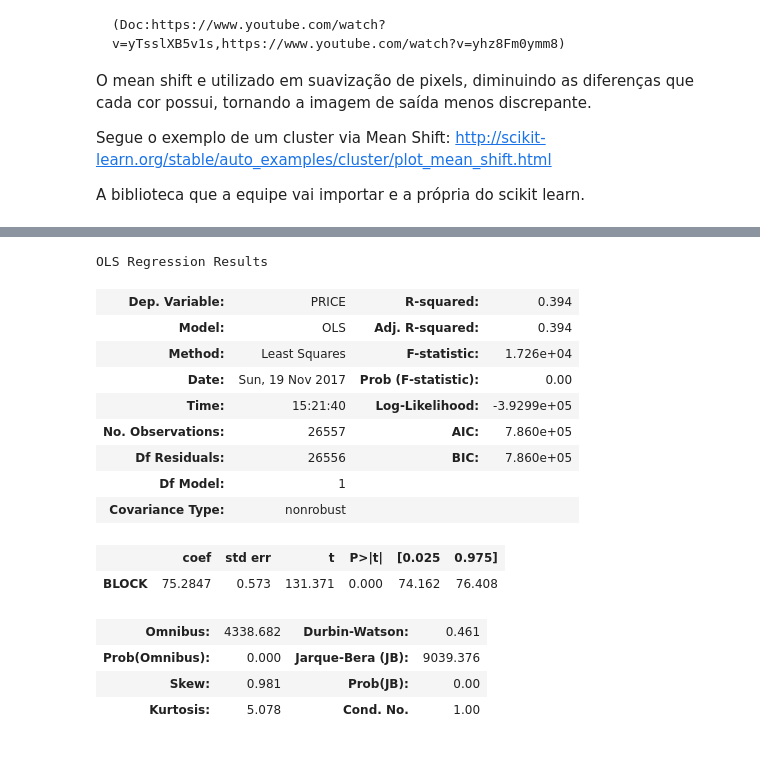
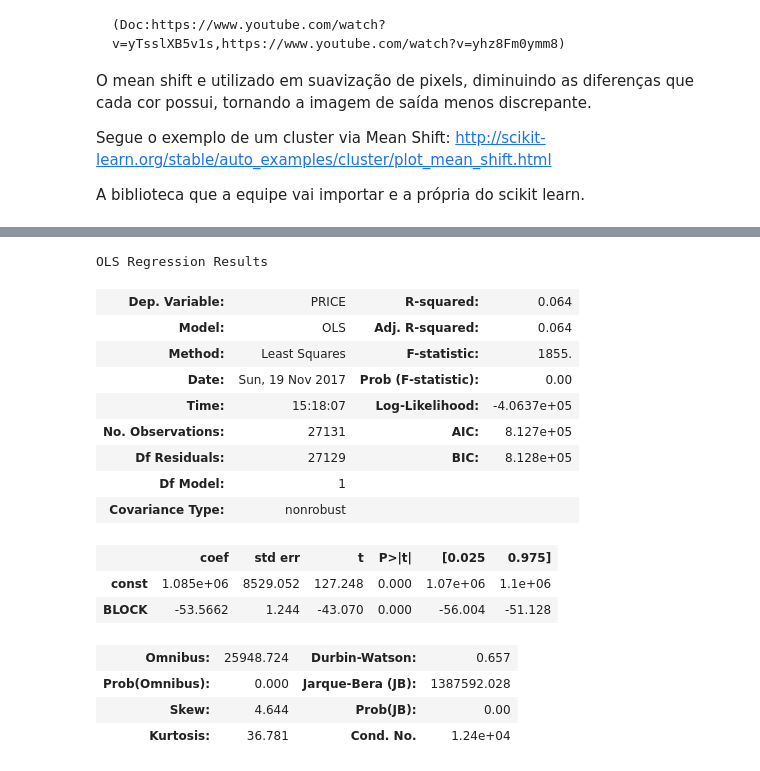
Before and after one commit to AntonioAndraues/Pj3_Ciencia_dos_Dados, a Jupyter notebook: Projeto+3+ (1).ipynb, the cells around one changed output, grey strips where cells are left out. Saved outputs shown, nothing was run; the diff lists cells and outputs as text; code cells hidden in the pictures.

```diff
--- a/Projeto+3+ (1).ipynb
+++ b/Projeto+3+ (1).ipynb
@@ -158,27 +163,28 @@ formula: y = -53.56615900714857x + 1085305.8664377364
 # %%
 X = df4['PRICE']
 Y = df4["BLOCK"]
-#X = sm.add_constant(X)
+Y = sm.add_constant(Y)
 model = sm.OLS(X,Y)
 results1 = model.fit()
 results1.summary()
 # %% [output]
 OLS Regression Results
-| Dep. Variable: | PRICE | R-squared: | 0.394 |
-| Model: | OLS | Adj. R-squared: | 0.394 |
-| Method: | Least Squares | F-statistic: | 1.726e+04 |
+| Dep. Variable: | PRICE | R-squared: | 0.064 |
+| Model: | OLS | Adj. R-squared: | 0.064 |
+| Method: | Least Squares | F-statistic: | 1855. |
 | Date: | Sun, 19 Nov 2017 | Prob (F-statistic): | 0.00 |
-| Time: | 15:21:40 | Log-Likelihood: | -3.9299e+05 |
-| No. Observations: | 26557 | AIC: | 7.860e+05 |
-| Df Residuals: | 26556 | BIC: | 7.860e+05 |
+| Time: | 15:18:07 | Log-Likelihood: | -4.0637e+05 |
+| No. Observations: | 27131 | AIC: | 8.127e+05 |
+| Df Residuals: | 27129 | BIC: | 8.128e+05 |
 | Df Model: | 1 |  |  |
 | Covariance Type: | nonrobust |  |  |
 |  | coef | std err | t | P>|t| | [0.025 | 0.975] |
-| BLOCK | 75.2847 | 0.573 | 131.371 | 0.000 | 74.162 | 76.408 |
+| const | 1.085e+06 | 8529.052 | 127.248 | 0.000 | 1.07e+06 | 1.1e+06 |
+| BLOCK | -53.5662 | 1.244 | -43.070 | 0.000 | -56.004 | -51.128 |
-| Omnibus: | 4338.682 | Durbin-Watson: | 0.461 |
-| Prob(Omnibus): | 0.000 | Jarque-Bera (JB): | 9039.376 |
-| Skew: | 0.981 | Prob(JB): | 0.00 |
-| Kurtosis: | 5.078 | Cond. No. | 1.00 |
+| Omnibus: | 25948.724 | Durbin-Watson: | 0.657 |
+| Prob(Omnibus): | 0.000 | Jarque-Bera (JB): | 1387592.028 |
+| Skew: | 4.644 | Prob(JB): | 0.00 |
+| Kurtosis: | 36.781 | Cond. No. | 1.24e+04 |
 # %%
 X=[]
 Y=[]
```
Also changed, not shown: parts of 17 cells of this notebook.
